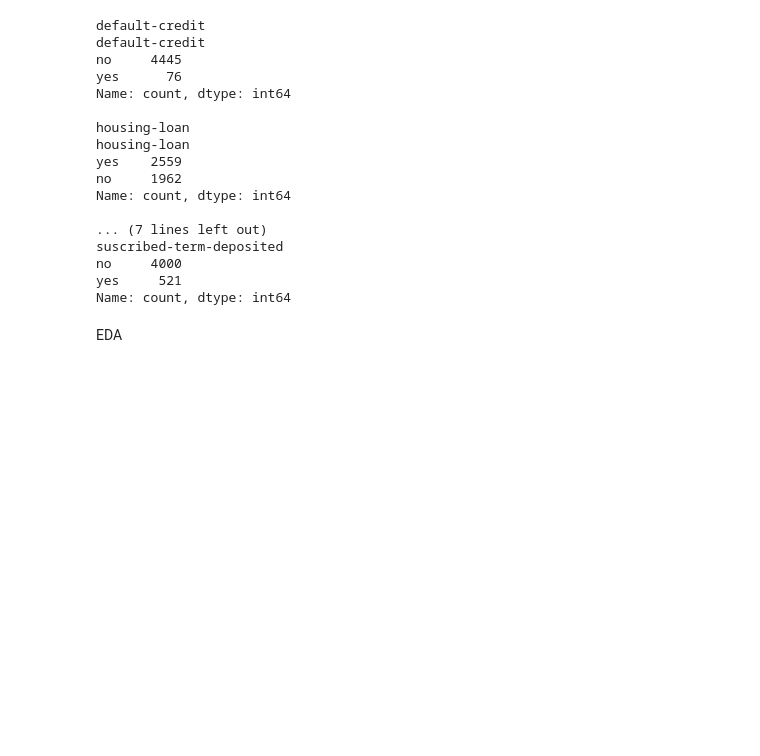
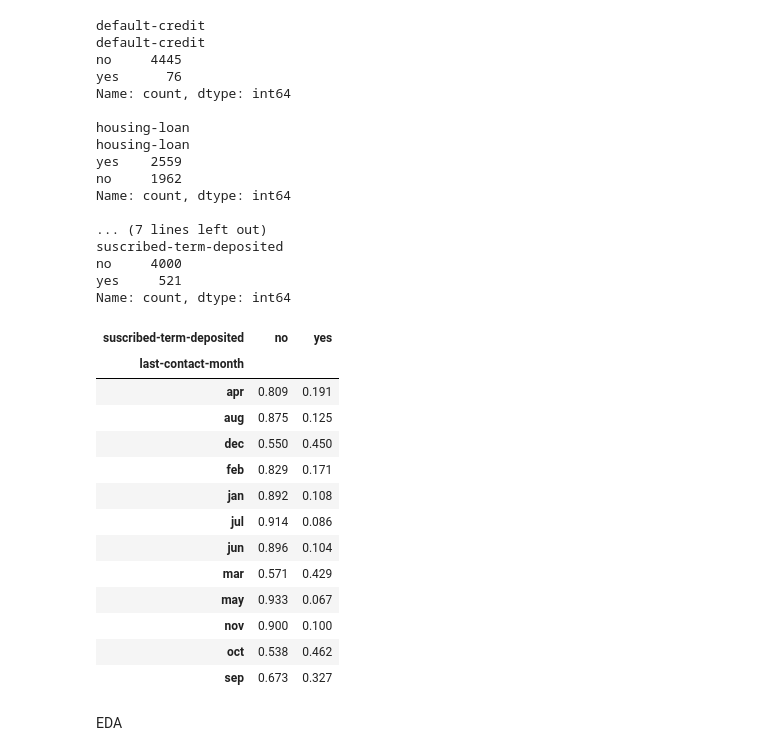
Before and after one commit to dvsdevious/bank-marketing-decision-tree-classification, a Jupyter notebook: notebooks/01_data_exploration.ipynb, the cells around one changed output. Saved outputs shown, nothing was run; the diff lists cells and outputs as text; code cells hidden in the pictures; blank space fills up the shorter version.

```diff
--- a/notebooks/01_data_exploration.ipynb
+++ b/notebooks/01_data_exploration.ipynb
@@ -184,3 +186,24 @@ Name: count, dtype: int64
+# %%
+pd.crosstab(
+    df['last-contact-month'],
+    df['suscribed-term-deposited'],
+    normalize='index'
+).round(3)
+# %% [output]
+| suscribed-term-deposited | no | yes |
+| last-contact-month |  |  |
+| apr | 0.809 | 0.191 |
+| aug | 0.875 | 0.125 |
+| dec | 0.550 | 0.450 |
+| feb | 0.829 | 0.171 |
+| jan | 0.892 | 0.108 |
+| jul | 0.914 | 0.086 |
+| jun | 0.896 | 0.104 |
+| mar | 0.571 | 0.429 |
+| may | 0.933 | 0.067 |
+| nov | 0.900 | 0.100 |
+| oct | 0.538 | 0.462 |
+| sep | 0.673 | 0.327 |
 # %% [markdown]
 EDA
 # %% [markdown]
```
Also changed, not shown: parts of 1 cell of this notebook, 1 other file.
